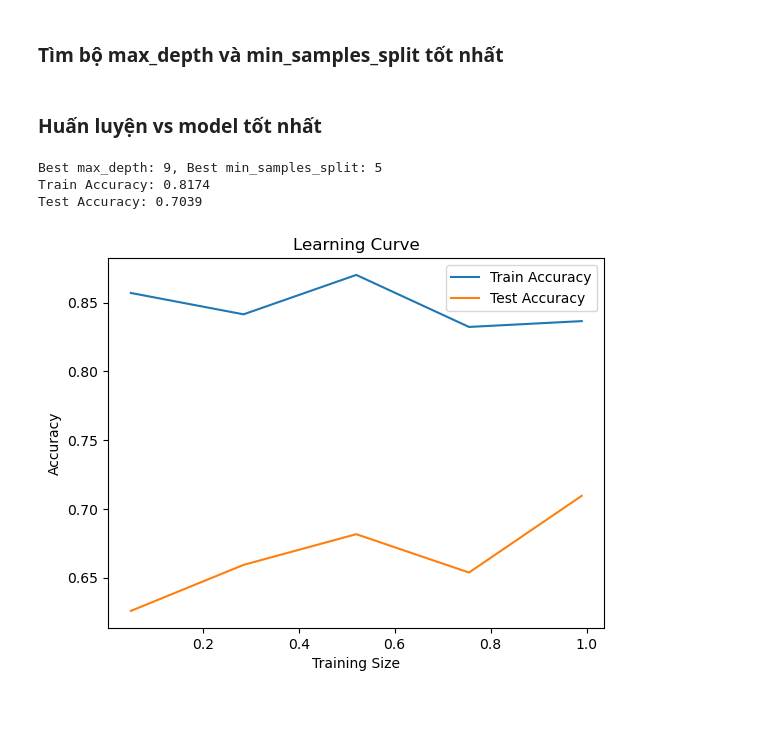
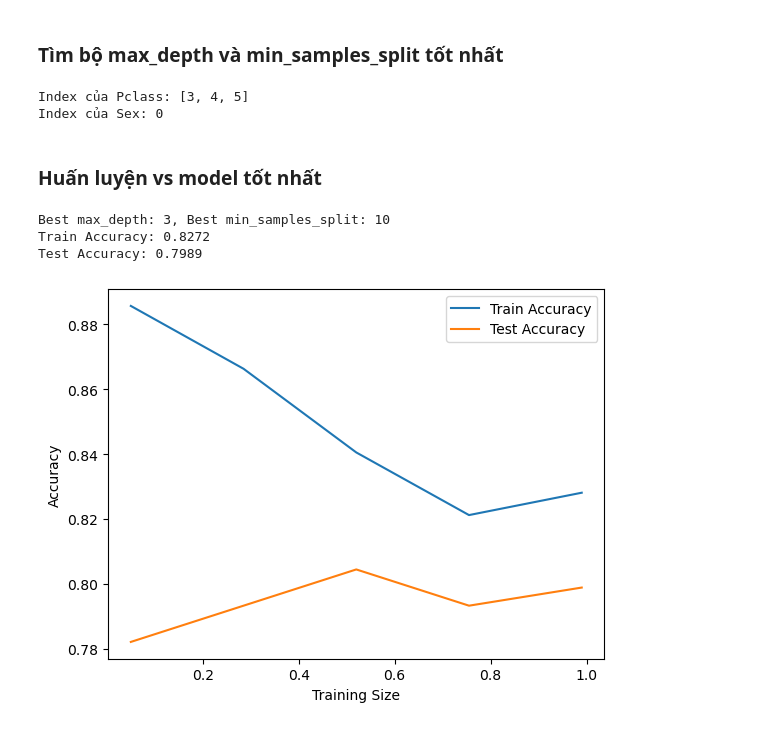
Before and after one commit to nguyenhuyenkiohna/Machine-Learning, a Jupyter notebook: code/classification.ipynb, the cells around one changed output. Saved outputs shown, nothing was run; the diff lists cells and outputs as text; code cells hidden in the pictures.

Commit message:
Machine Learning

```diff
--- a/code/classification.ipynb
+++ b/code/classification.ipynb
@@ -123,5 +141,5 @@ def entropy(y):
 # %%
-def information_gain(X, y, feature_index):
+def information_gain_discrete(X, y, feature_index):
     total_entropy = entropy(y)
     values, counts = np.unique(X[:, feature_index], return_counts=True)
     weighted_entropy = sum((counts[i] / sum(counts)) * entropy(y[X[:, feature_index] == values[i]]) for i in range(len(values)))
@@ -194,18 +246,33 @@ dtype: object
 def predict(tree, x):
     if tree is None or tree.prediction is not None:
         return tree.prediction if tree else 0
+
+    if tree.value is None:
+        return predict(tree.left, x) if x[tree.feature] == 0 else predict(tree.right, x)
+
     return predict(tree.left, x) if x[tree.feature] <= tree.value else predict(tree.right, x)
 # %% [markdown]
 ### Tìm bộ max_depth và min_samples_split tốt nhất
+# %%
+# In ra index của các cột Pclass1, Pclass2, Pclass3 và Sex
+pclass_indices = [X_train.columns.get_loc(col) for col in ["Pclass_1", "Pclass_2", "Pclass_3"]]
+sex_index = X_train.columns.get_loc("Sex")
+
+print(f"Index của Pclass: {pclass_indices}")
+print(f"Index của Sex: {sex_index}")
+
+# Lưu danh sách cột rời rạc
+discrete_features = pclass_indices + [sex_index]
+# %% [output]
+Index của Pclass: [3, 4, 5]
+Index của Sex: 0
 # %%
 best_acc = 0
 best_params = (None, None)
-param_grid = [(d, s) for d in range(3, 11) for s in range(5, 21, 5)]
+param_grid = [(d, s) for d in range(1, 4) for s in range(10, 21, 5)]
 
 for max_depth, min_samples_split in param_grid:
-    #custom_tree = build_tree(X_train, Y_train, max_depth=max_depth, min_samples_split=min_samples_split)
-    custom_tree = build_tree(X_train.values, Y_train, max_depth=max_depth, min_samples_split=min_samples_split)
-    #Y_pred_test = np.array([predict(custom_tree, x) for x in X_test])
+    custom_tree = build_tree(X_train.to_numpy(), Y_train, discrete_features, max_depth=max_depth, min_samples_split=min_samples_split)
     Y_pred_test = np.array([predict(custom_tree, x) for x in X_test.to_numpy()])
     test_acc = np.mean(Y_pred_test == Y_test)
 
@@ -215,43 +282,38 @@ for max_depth, min_samples_split in param_grid:
 # %% [markdown]
 ### Huấn luyện vs model tốt nhất
 # %%
-#final_tree = build_tree(X_train, Y_train, max_depth=best_params[0], min_samples_split=best_params[1])
-final_tree = build_tree(X_train.to_numpy(), Y_train, max_depth=best_params[0], min_samples_split=best_params[1])
+final_tree = build_tree(X_train.to_numpy(), Y_train, discrete_features, max_depth=best_params[0], min_samples_split=best_params[1])
 
-#Y_pred_train = np.array([predict(final_tree, x) for x in X_train])
-#Y_pred_test = np.array([predict(final_tree, x) for x in X_test])
 Y_pred_train = np.array([predict(final_tree, x) for x in X_train.to_numpy()])
 Y_pred_test = np.array([predict(final_tree, x) for x in X_test.to_numpy()])
 
-
 train_acc = np.mean(Y_pred_train == Y_train)
 test_acc = np.mean(Y_pred_test == Y_test)
+
 print(f"Best max_depth: {best_params[0]}, Best min_samples_split: {best_params[1]}")
 print(f"Train Accuracy: {train_acc:.4f}")
 print(f"Test Accuracy: {test_acc:.4f}")
 # %% [output]
-Best max_depth: 9, Best min_samples_split: 5
-Train Accuracy: 0.8174
-Test Accuracy: 0.7039
+Best max_depth: 3, Best min_samples_split: 10
+Train Accuracy: 0.8272
+Test Accuracy: 0.7989
 # %%
+# Vẽ Learning Curve
 train_sizes = np.linspace(0.05, 0.99, 5)
-
 train_accs = []
 test_accs = []
+
 for size in train_sizes:
     X_train_subset, _, Y_train_subset, _ = train_test_split(X_train, Y_train, train_size=size, random_state=42)
-    temp_tree = build_tree(X_train_subset.to_numpy(), Y_train_subset, max_depth=best_params[0], min_samples_split=best_params[1])
-    Y_pred_train_subset = np.array([predict(temp_tree, x) for x in X_train_subset.to_numpy()])
-    Y_pred_test_subset = np.array([predict(temp_tree, x) for x in X_test.to_numpy()])
-    train_accs.append(np.mean(Y_pred_train_subset == Y_train_subset))
-    test_accs.append(np.mean(Y_pred_test_subset == Y_test))
-plt.figure()
+    temp_tree = build_tree(X_train_subset.to_numpy(), Y_train_subset, discrete_features, max_depth=best_params[0], min_samples_split=best_params[1])
+    train_accs.append(np.mean([predict(temp_tree, x) for x in X_train_subset.to_numpy()] == Y_train_subset))
+    test_accs.append(np.mean([predict(temp_tree, x) for x in X_test.to_numpy()] == Y_test))
+
 plt.plot(train_sizes, train_accs, label='Train Accuracy')
 plt.plot(train_sizes, test_accs, label='Test Accuracy')
 plt.xlabel('Training Size')
 plt.ylabel('Accuracy')
 plt.legend()
-plt.title('Learning Curve')
 plt.show()
 # %% [output]
-[figure, old version]
+[figure, new version]
```
Also changed, not shown: parts of 13 cells of this notebook, 2 other files.
